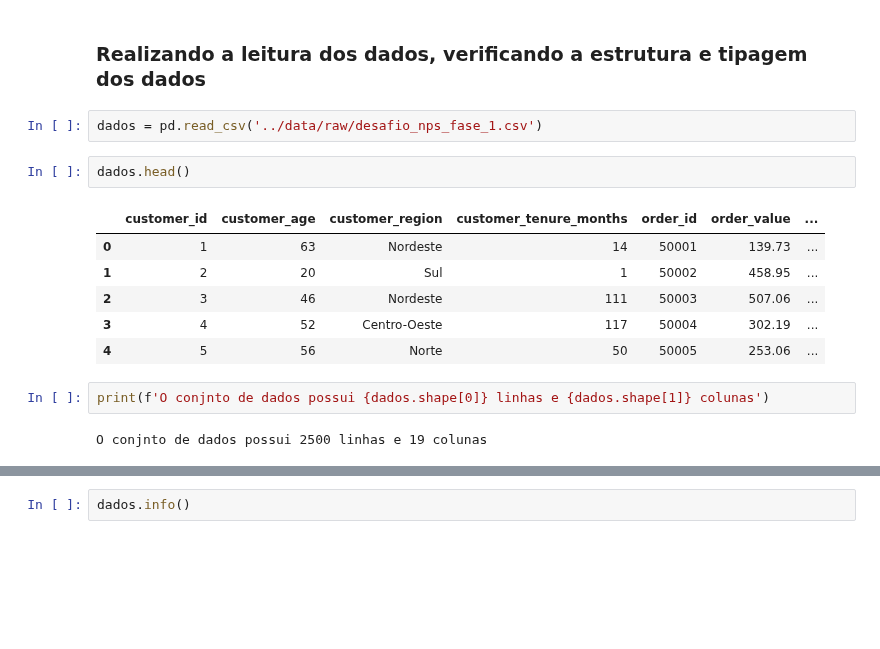
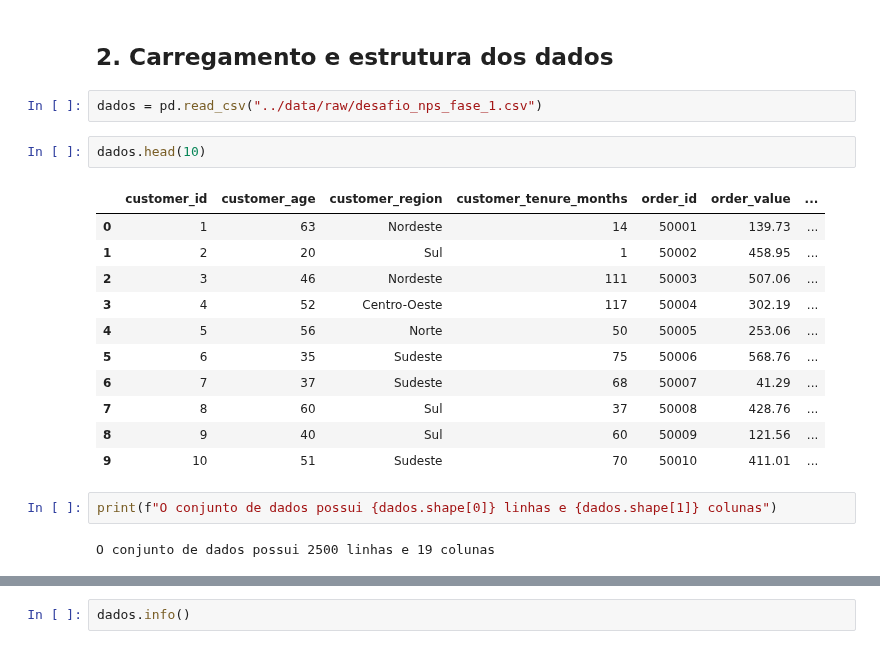
Before and after one commit to CelioRodrigues/analise-nps, a Jupyter notebook: notebooks/01_analise_exploratoria.ipynb, the cells around one changed output, grey strips where cells are left out. Saved outputs shown, nothing was run; the diff lists cells and outputs as text; blank space fills up the shorter version.

```diff
--- a/notebooks/01_analise_exploratoria.ipynb
+++ b/notebooks/01_analise_exploratoria.ipynb
@@ -7,17 +33,22 @@ import pandas as pd
 # %% [markdown]
-### Realizando a leitura dos dados, verificando a estrutura e tipagem dos dados
+## 2. Carregamento e estrutura dos dados
 # %%
-dados = pd.read_csv('../data/raw/desafio_nps_fase_1.csv')
+dados = pd.read_csv("../data/raw/desafio_nps_fase_1.csv")
 # %%
-dados.head()
+dados.head(10)
 # %% [output]
 |  | customer_id | customer_age | customer_region | customer_tenure_months | order_id | order_value | ... |
 | 0 | 1 | 63 | Nordeste | 14 | 50001 | 139.73 | ... |
 | 1 | 2 | 20 | Sul | 1 | 50002 | 458.95 | ... |
 | 2 | 3 | 46 | Nordeste | 111 | 50003 | 507.06 | ... |
 | 3 | 4 | 52 | Centro-Oeste | 117 | 50004 | 302.19 | ... |
 | 4 | 5 | 56 | Norte | 50 | 50005 | 253.06 | ... |
+| 5 | 6 | 35 | Sudeste | 75 | 50006 | 568.76 | ... |
+| 6 | 7 | 37 | Sudeste | 68 | 50007 | 41.29 | ... |
+| 7 | 8 | 60 | Sul | 37 | 50008 | 428.76 | ... |
+| 8 | 9 | 40 | Sul | 60 | 50009 | 121.56 | ... |
+| 9 | 10 | 51 | Sudeste | 70 | 50010 | 411.01 | ... |
 # %%
-print(f'O conjnto de dados possui {dados.shape[0]} linhas e {dados.shape[1]} colunas')
+print(f"O conjunto de dados possui {dados.shape[0]} linhas e {dados.shape[1]} colunas")
 # %% [output]
-O conjnto de dados possui 2500 linhas e 19 colunas
+O conjunto de dados possui 2500 linhas e 19 colunas
```
Also changed, not shown: parts of 23 cells of this notebook.
